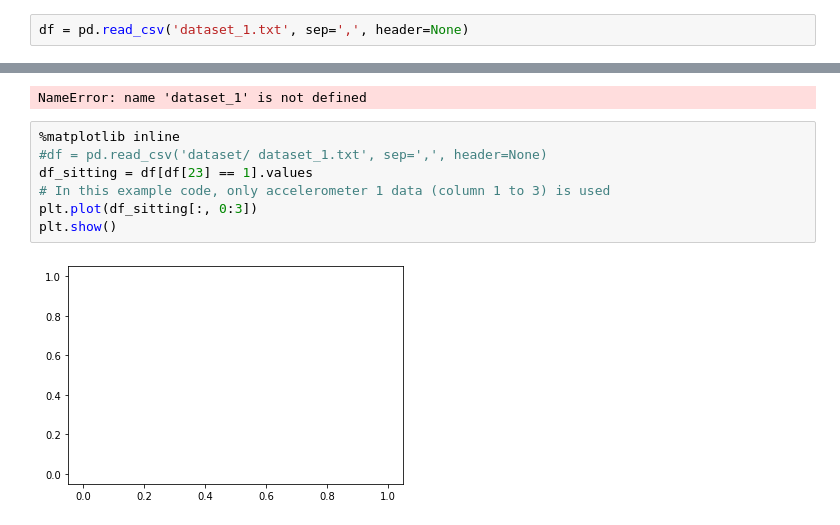
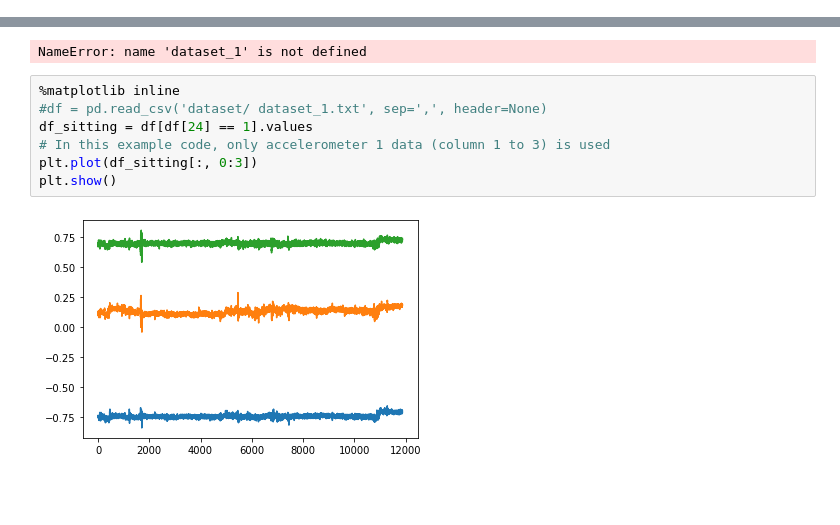
Before and after one commit to SamAether/Assignment1VC, a Jupyter notebook: comp225Ass1.ipynb, the cells around one changed output, grey strips where cells are left out. Cells and saved outputs as stored; diff of their text form; blank space fills up the shorter version.

```diff
--- a/comp225Ass1.ipynb
+++ b/comp225Ass1.ipynb
@@ -241,5 +222,3 @@ df = pd.read_csv('dataset_16.txt', sep=',', header=None)
 df = pd.read_csv('dataset_17.txt', sep=',', header=None)
 df = pd.read_csv('dataset_18.txt', sep=',', header=None)
 df = pd.read_csv('dataset_19.txt', sep=',', header=None)
-# %%
-df = pd.read_csv('dataset_1.txt', sep=',', header=None)
@@ -259,9 +242,9 @@ NameError: name 'dataset_1' is not defined
 # %%
 %matplotlib inline
 #df = pd.read_csv('dataset/ dataset_1.txt', sep=',', header=None)
-df_sitting = df[df[23] == 1].values
+df_sitting = df[df[24] == 1].values
 # In this example code, only accelerometer 1 data (column 1 to 3) is used
 plt.plot(df_sitting[:, 0:3])
 plt.show()
 # %% [output]
-[figure, old version]
+[figure, new version]
```
Also changed, not shown: parts of 3 cells of this notebook.
